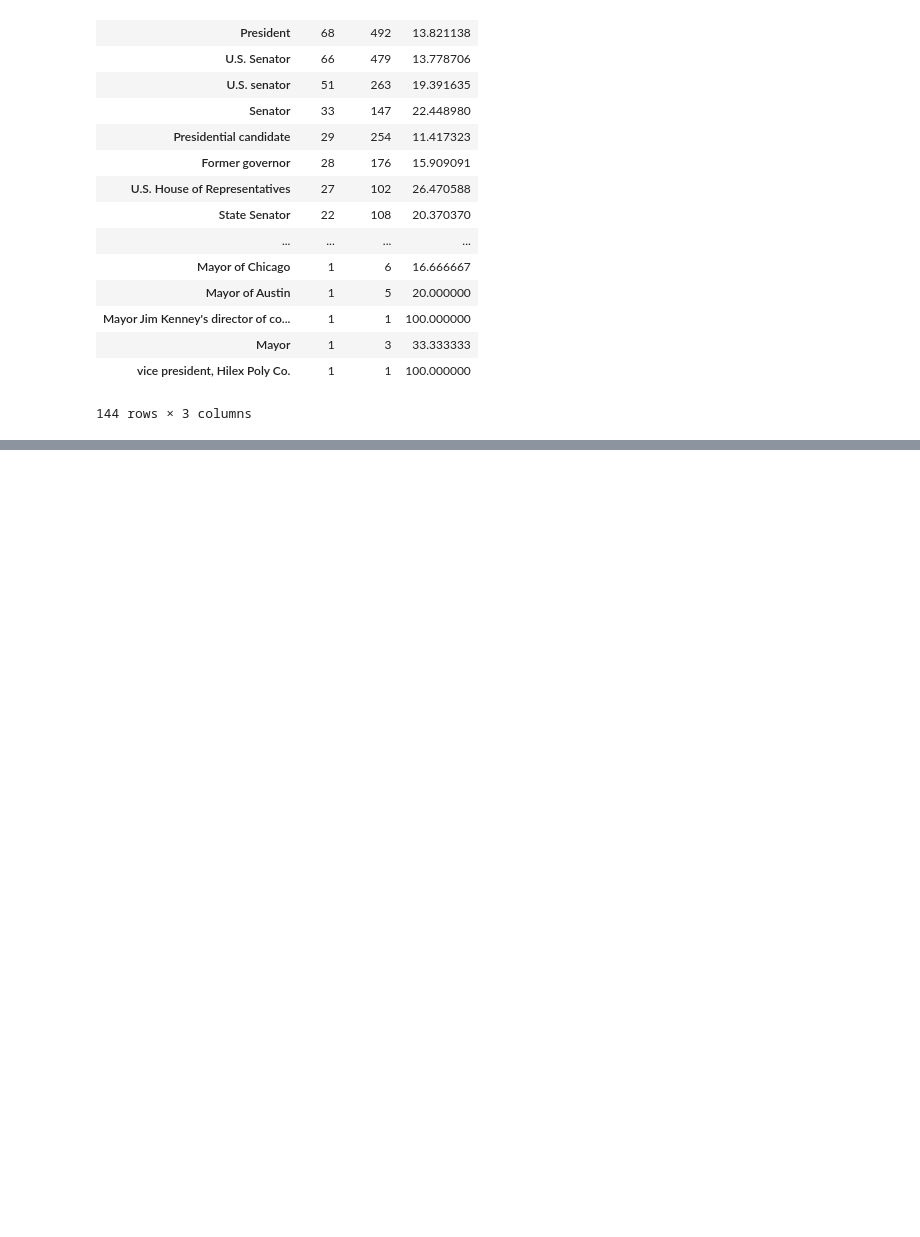
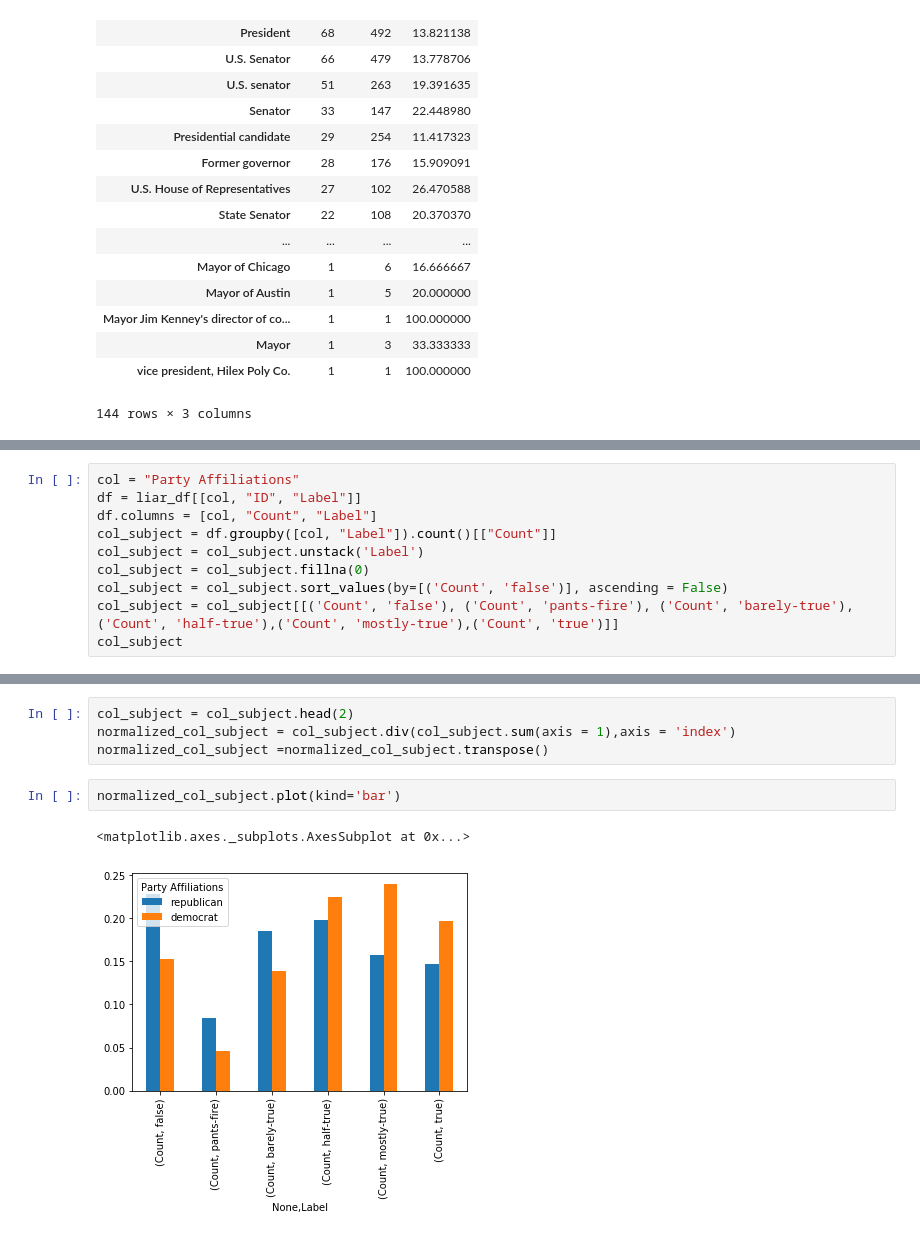
Before and after one commit to nicolasFontbonne/ADA-FakeNews, a Jupyter notebook: main_analysis.ipynb, the cells around one changed output, grey strips where cells are left out. Saved outputs shown, nothing was run; the diff lists cells and outputs as text; blank space fills up the shorter version.

```diff
--- a/main_analysis.ipynb
+++ b/main_analysis.ipynb
@@ -258,0 +283,10 @@ politics_liar_sets
+# %%
+col = "Party Affiliations"
+df = liar_df[[col, "ID", "Label"]]
+df.columns = [col, "Count", "Label"]
+col_subject = df.groupby([col, "Label"]).count()[["Count"]]
+col_subject = col_subject.unstack('Label')
+col_subject = col_subject.fillna(0)
+col_subject = col_subject.sort_values(by=[('Count', 'false')], ascending = False)
+col_subject = col_subject[[('Count', 'false'), ('Count', 'pants-fire'), ('Count', 'barely-true'),('Count', 'half-true'),('Count', 'mostly-true'),('Count', 'true')]]
+col_subject
@@ -258,0 +313,9 @@ politics_liar_sets
+# %%
+col_subject = col_subject.head(2)
+normalized_col_subject = col_subject.div(col_subject.sum(axis = 1),axis = 'index')
+normalized_col_subject =normalized_col_subject.transpose()
+# %%
+normalized_col_subject.plot(kind='bar')
+# %% [output]
+<matplotlib.axes._subplots.AxesSubplot at 0x...>
+[figure, added]
```
Also changed, not shown: parts of 16 cells of this notebook.
